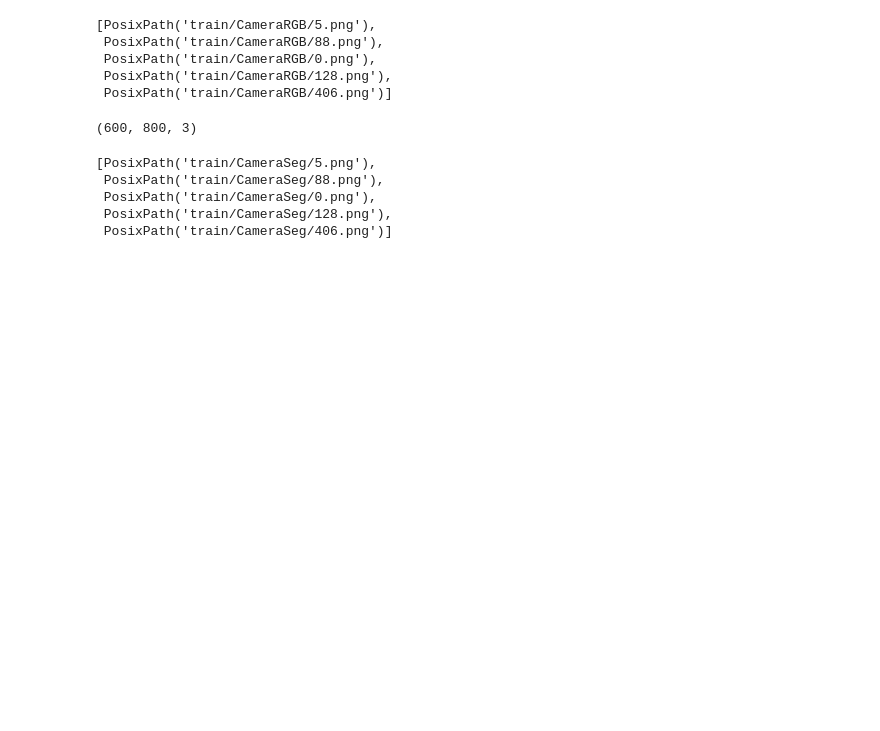
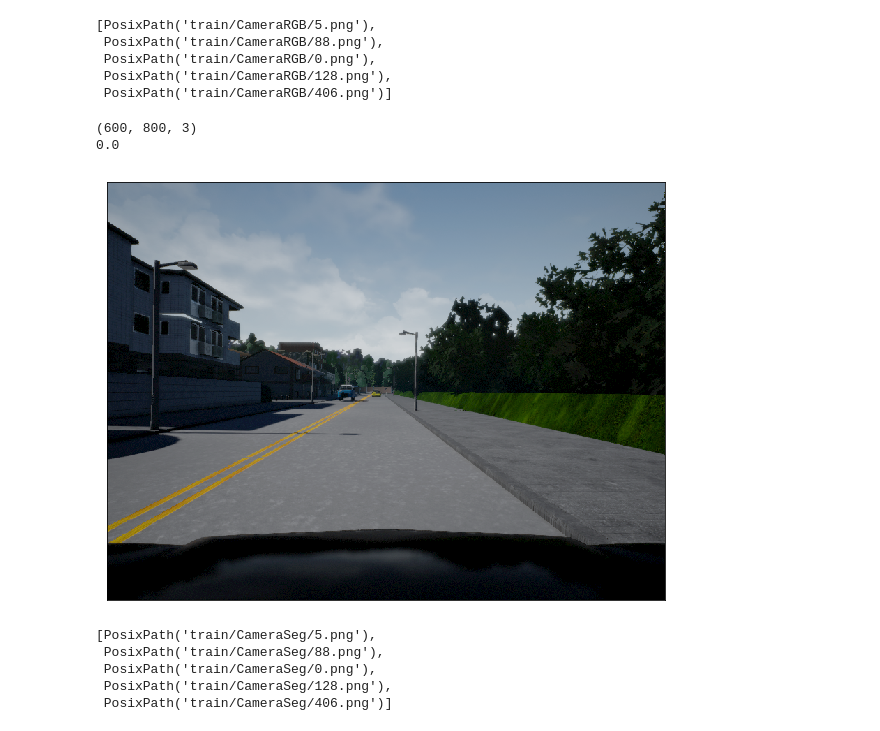
Before and after one commit to thedch/lyft-challenge, a Jupyter notebook: lyft.ipynb, the cells around one changed output. Cells and saved outputs as stored; diff of their text form; code cells hidden in the pictures; blank space fills up the shorter version.

Commit message:
General cleanup + created vehicle segment images

```diff
--- a/lyft.ipynb
+++ b/lyft.ipynb
@@ -54,7 +54,7 @@ def show_img(im, figsize=(10,10), ax=None, seg=False, channel=None):
         new_img = new_img[:,:,0] # Grab just the red channel from the RGB image
         if channel:
             new_img[new_img != channel] = 0 # Display only the requested classes (roads etc)
-    ax.imshow(new_img)
+    ax.imshow(new_img.astype(np.int32))
     ax.get_xaxis().set_visible(False)
     ax.get_yaxis().set_visible(False)
     return ax
@@ -82,10 +83,12 @@ list(RGB_PATH.iterdir())[:5]
 # %%
 test_RGB_image = open_image_no_norm(next(RGB_PATH.iterdir()))
 print(test_RGB_image.shape)
-# print(np.mean(test_RGB_image))
-# show_img(test_RGB_image);
+print(test_RGB_image.min())
+show_img(test_RGB_image);
 # %% [output]
 (600, 800, 3)
+0.0
+[figure, added]
 # %%
 seg_PATH = PATH/'CameraSeg'
 list(seg_PATH.iterdir())[:5]
```
Also changed, not shown: parts of 10 cells of this notebook.
